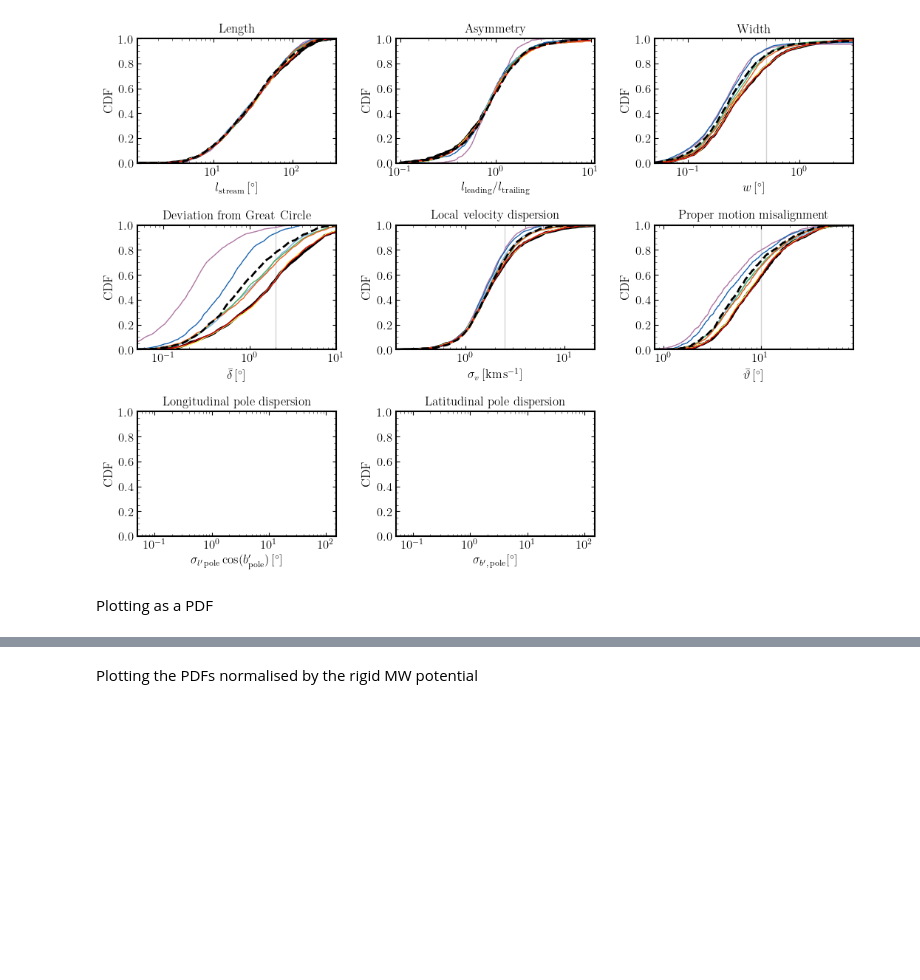
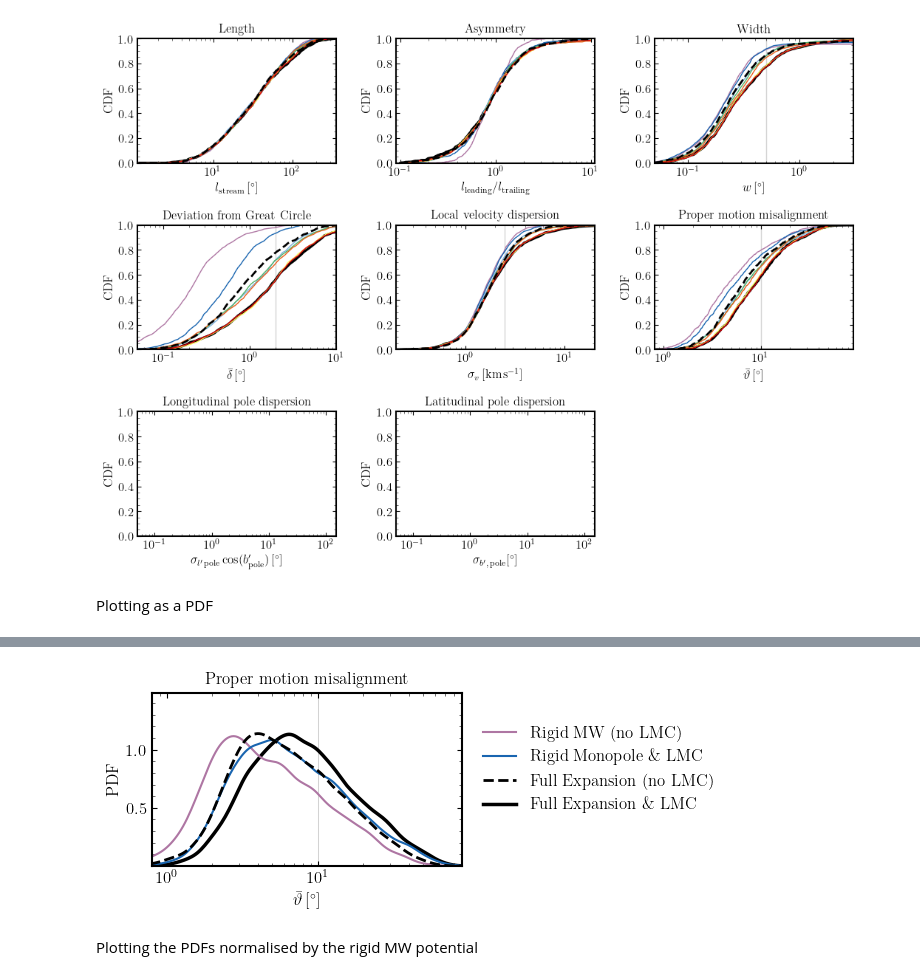
Before and after one commit to dc-broo3/oceanus, a Jupyter notebook: analysis/datamining.ipynb, the cells around one changed output, grey strips where cells are left out. Cells and saved outputs as stored; diff of their text form; code cells hidden in the pictures; blank space fills up the shorter version.

```diff
--- a/analysis/datamining.ipynb
+++ b/analysis/datamining.ipynb
@@ -654,3 +654,44 @@ No artists with labels found to put in legend.  Note that artists whose label st
+# %%
+fig, ax = plt.subplots(1,1, figsize=(4,2.25))
+
+path = '/mnt/ceph/users/rbrooks/oceanus/analysis/stream-runs/combined-files/plotting_data/16384-dt1Myr/'
+
+potentials = list(['rigid-mw.hdf5', 'rm-MWhalo-full-MWdisc-full-LMC.hdf5',
+                    'full-MWhalo-full-MWdisc-no-LMC.hdf5', 'full-MWhalo-full-MWdisc-full-LMC.hdf5'])
+
+labels = list(['Rigid MW (no LMC)', 'Rigid Monopole \& LMC',
+               'Full Expansion (no LMC)', 'Full Expansion \& LMC'])
+
+for j in range(len(potentials)):
+
+    with h5py.File(path + potentials[j],'r') as file:
+
+        pm_ang = np.array(file['pm_misalignment'])
+
+        # pm angle
+        if j==3:
+            kde=sns.kdeplot(data=pm_ang, bw_adjust=1, log_scale=True,lw=2.5, color='k', label=labels[j], zorder=1 )
+
+        elif j==2:
+            kde=sns.kdeplot(data=pm_ang, bw_adjust=1, log_scale=True,lw=2, ls='dashed', color='k', label=labels[j])
+
+        else:
+            kde=sns.kdeplot(data=pm_ang, bw_adjust=1, log_scale=True,lw=1.5, label=labels[j], zorder=2)
+
+plt.vlines(10, 0, 4, color='lightgrey', ls='solid', lw=.75, zorder=0.5)
+
+plt.xlabel(r'$\bar{\vartheta} \,[^{\circ}]$')
+plt.ylabel('PDF')
+plt.xlim(0.8,90)
+plt.xscale('log')
+plt.ylim(0.001,1.49)
+plt.title('Proper motion misalignment')
+
+plt.legend(frameon=False, ncol=1, fontsize=12, bbox_to_anchor=(1.02,0.9))
+
+plt.savefig("../analysis/figures/misc/pm-pdf-fig7potls")
+# %% [output]
+[figure, added]
 # %% [markdown]
 Plotting the PDFs normalised by the rigid MW potential
 # %%
```
Also changed, not shown: parts of 4 cells of this notebook, 2 other files.
